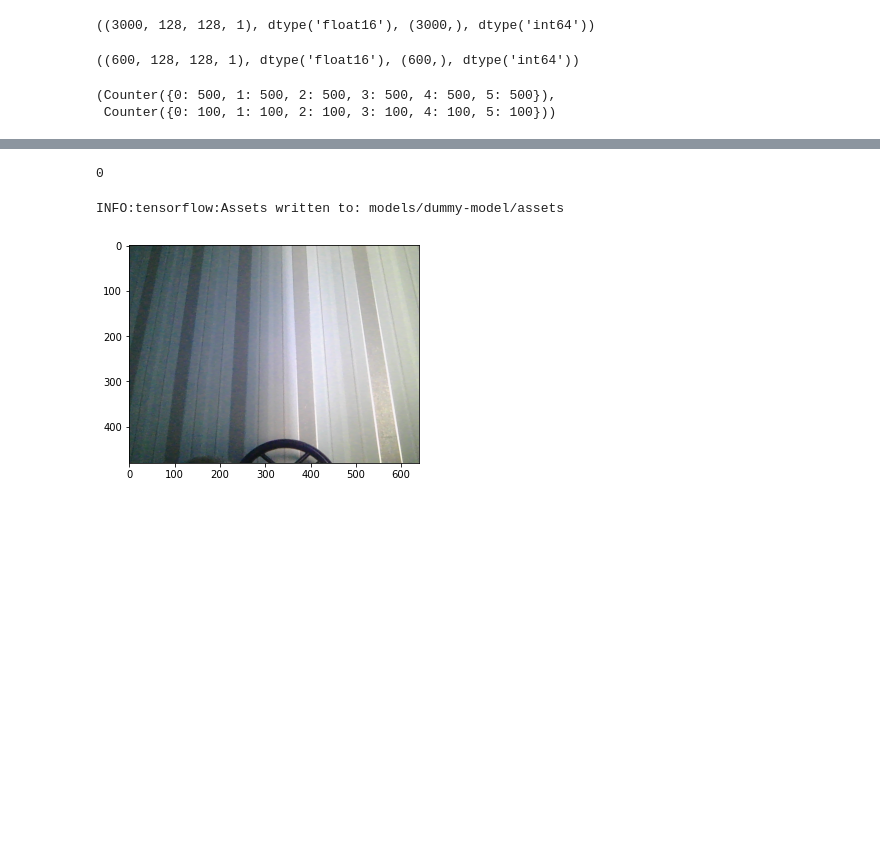
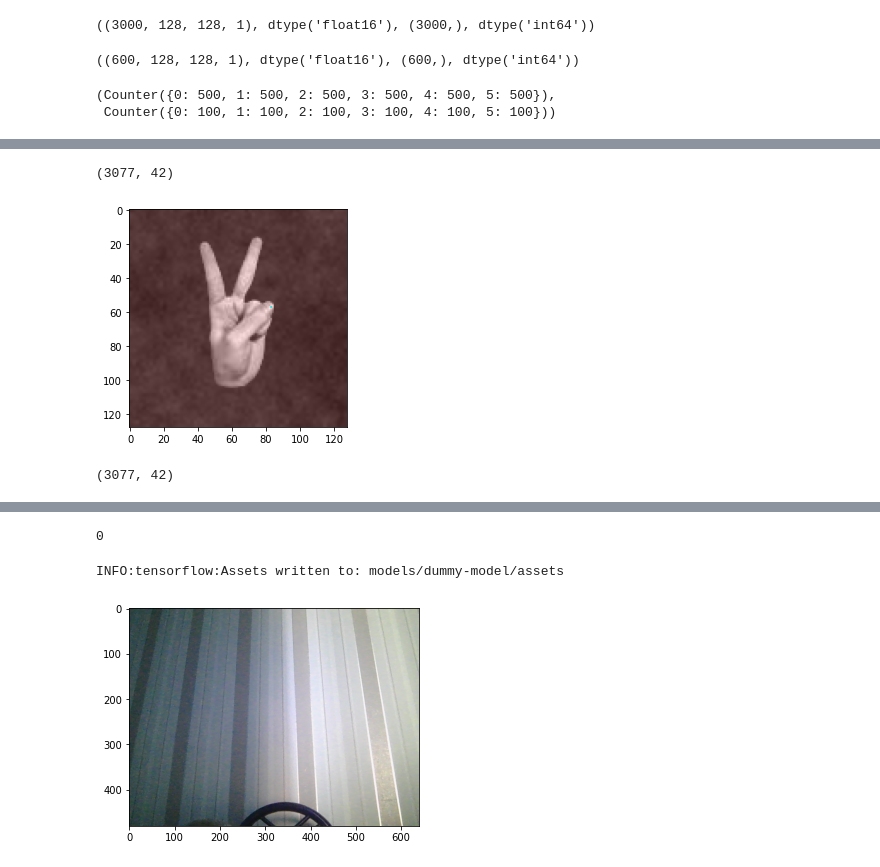
Before and after one commit to alkur-gh/finger-counter, a Jupyter notebook: playground.ipynb, the cells around one changed output, grey strips where cells are left out. Saved outputs shown, nothing was run; the diff lists cells and outputs as text; code cells hidden in the pictures; blank space fills up the shorter version.

```diff
--- a/playground.ipynb
+++ b/playground.ipynb
@@ -68,0 +138,23 @@ Counter(ytrain), Counter(ytest)
+# %%
+with mp_hands.Hands(static_image_mode=True) as hands:
+    data = []
+    for image in X:
+#         plt.imshow(image)
+        results = hands.process(image)
+        hand_landmark = results.multi_hand_world_landmarks[0]
+        features = []
+        for v in hand_landmark.landmark:
+            features.append(v.x)
+            features.append(v.y)
+
+        data.append(features)
+
+    data = np.array(data)
+    print(data.shape)
+# %% [output]
+(3077, 42)
+[figure, added]
+# %%
+data.shape
+# %% [output]
+(3077, 42)
```
Also changed, not shown: parts of 16 cells of this notebook, 5 other files.
